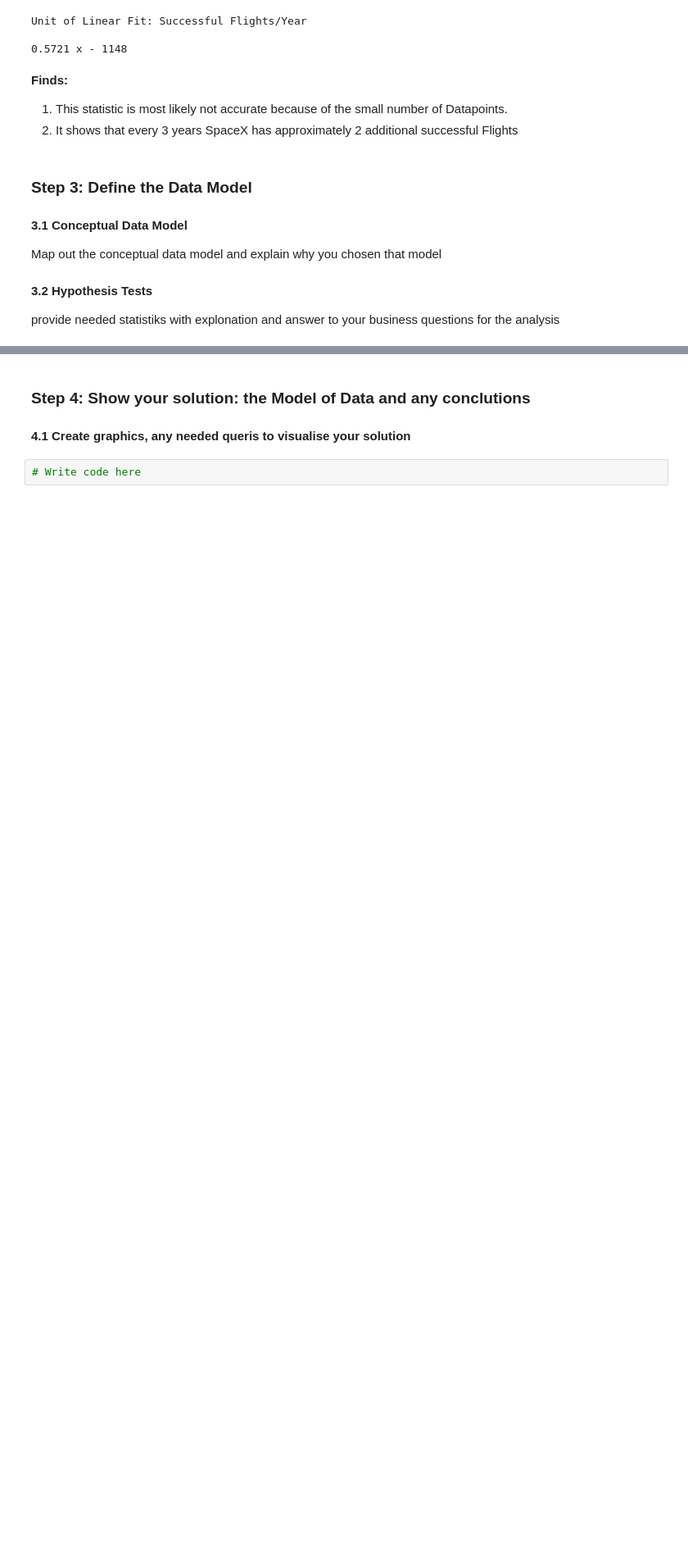
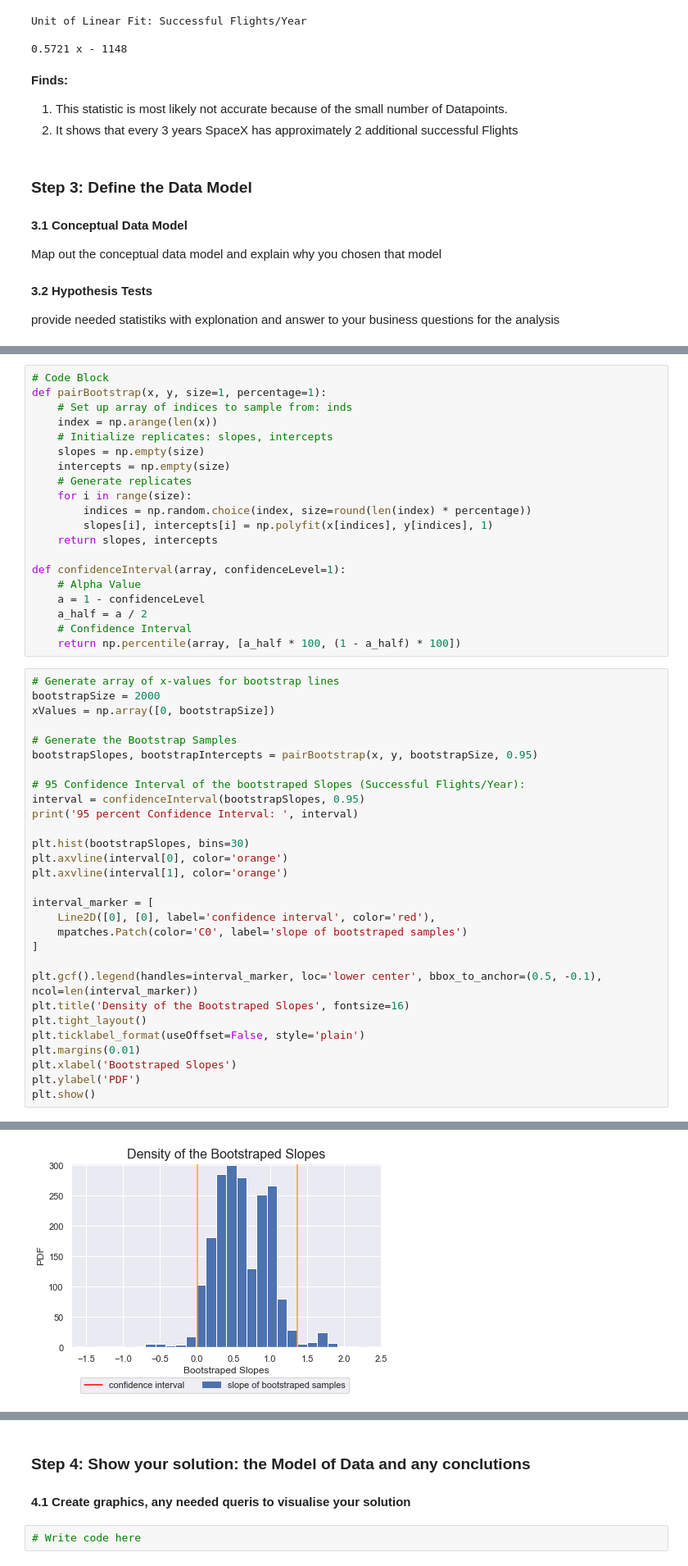
Before and after one commit to SurMux/ds, a Jupyter notebook: DataScience Project SpaceX Data.ipynb, the cells around one changed output, grey strips where cells are left out. Shown: that part at 82% size. Saved outputs shown, nothing was run; the diff lists cells and outputs as text; blank space fills up the shorter version.

```diff
--- a/DataScience Project SpaceX Data.ipynb
+++ b/DataScience Project SpaceX Data.ipynb
@@ -873,0 +834,50 @@ print(model.ssr)
+# %%
+# Code Block
+def pairBootstrap(x, y, size=1, percentage=1):
+    # Set up array of indices to sample from: inds
+    index = np.arange(len(x))
+    # Initialize replicates: slopes, intercepts
+    slopes = np.empty(size)
+    intercepts = np.empty(size)
+    # Generate replicates
+    for i in range(size):
+        indices = np.random.choice(index, size=round(len(index) * percentage))
+        slopes[i], intercepts[i] = np.polyfit(x[indices], y[indices], 1)
+    return slopes, intercepts
+
+def confidenceInterval(array, confidenceLevel=1):
+    # Alpha Value
+    a = 1 - confidenceLevel
+    a_half = a / 2
+    # Confidence Interval
+    return np.percentile(array, [a_half * 100, (1 - a_half) * 100])
+# %%
+# Generate array of x-values for bootstrap lines
+bootstrapSize = 2000
+xValues = np.array([0, bootstrapSize])
+
+# Generate the Bootstrap Samples
+bootstrapSlopes, bootstrapIntercepts = pairBootstrap(x, y, bootstrapSize, 0.95)
+
+# 95 Confidence Interval of the bootstraped Slopes (Successful Flights/Year):
+interval = confidenceInterval(bootstrapSlopes, 0.95)
+print('95 percent Confidence Interval: ', interval)
+
+plt.hist(bootstrapSlopes, bins=30)
+plt.axvline(interval[0], color='orange')
+plt.axvline(interval[1], color='orange')
+
+interval_marker = [
+    Line2D([0], [0], label='confidence interval', color='red'),
+    mpatches.Patch(color='C0', label='slope of bootstraped samples')
+]
+
+plt.gcf().legend(handles=interval_marker, loc='lower center', bbox_to_anchor=(0.5, -0.1), ncol=len(interval_marker))
+plt.title('Density of the Bootstraped Slopes', fontsize=16)
+plt.tight_layout()
+plt.ticklabel_format(useOffset=False, style='plain')
+plt.margins(0.01)
+plt.xlabel('Bootstraped Slopes')
+plt.ylabel('PDF')
+plt.show()
+# %% [output]
@@ -873,0 +885 @@ print(model.ssr)
+[figure, added]
```
Also changed, not shown: parts of 13 cells of this notebook.
